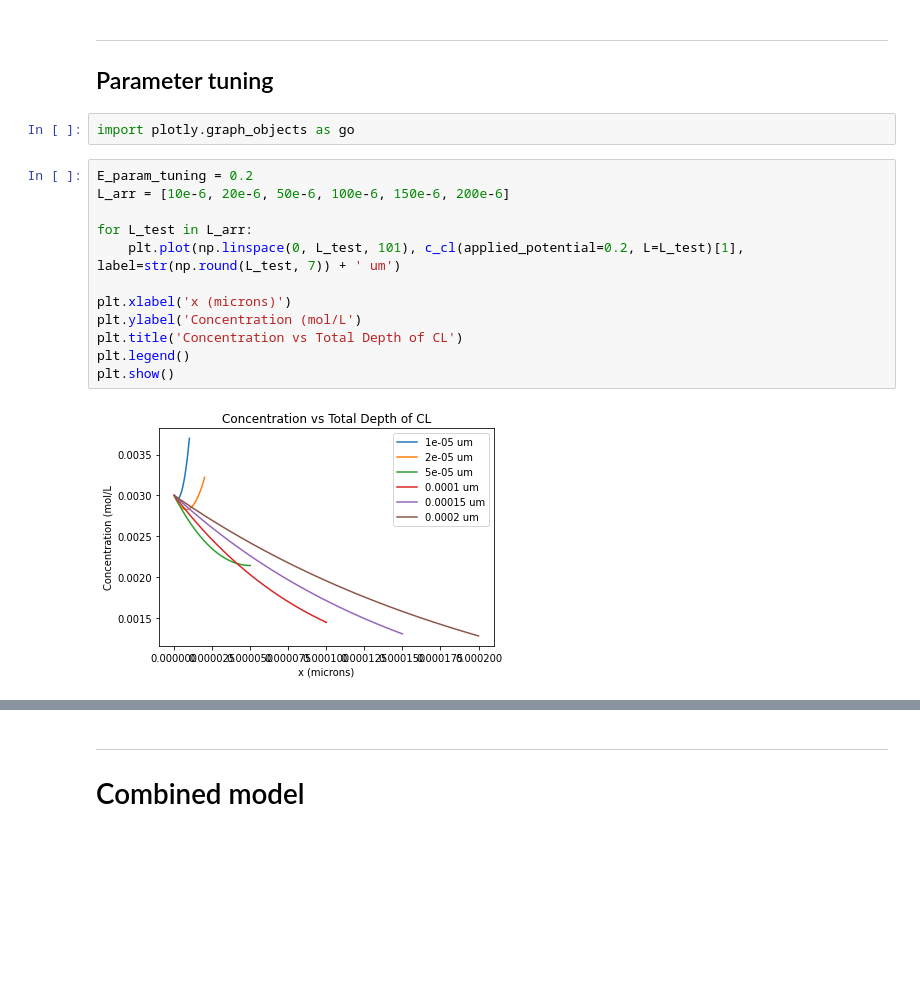
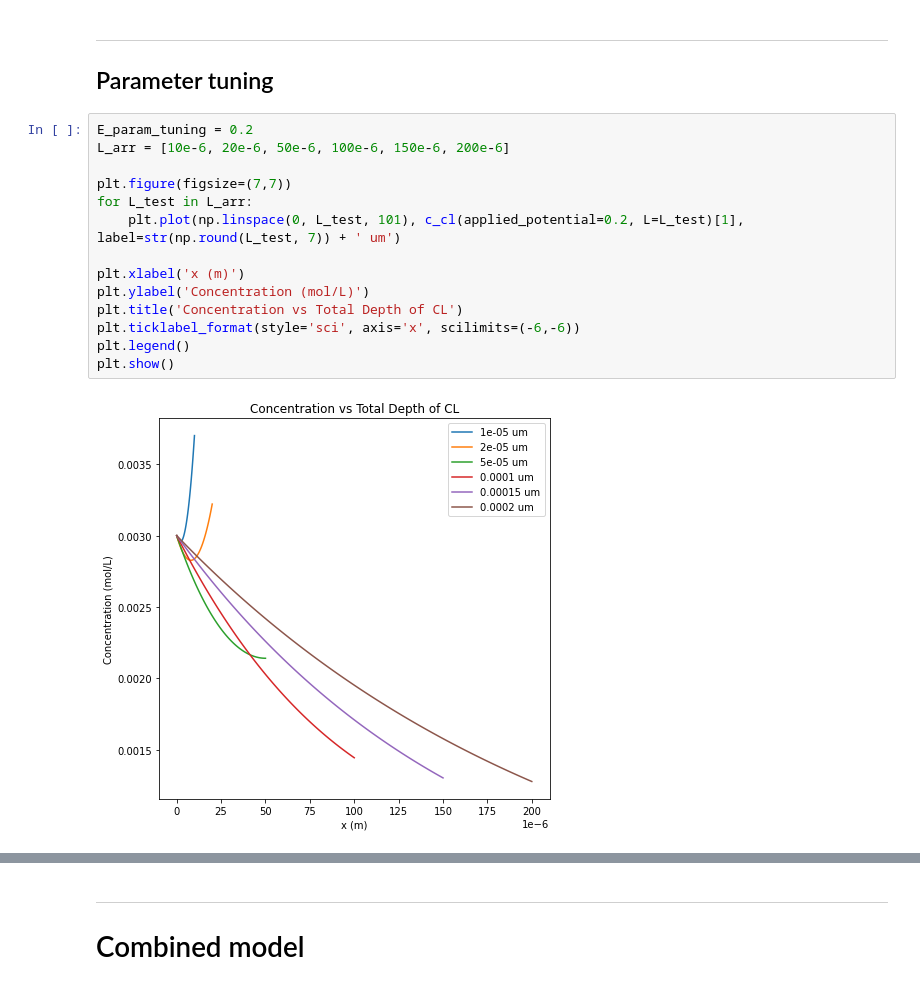
Before and after one commit to tinypersimmon/lbnl, a Jupyter notebook: transport_model.ipynb, the cells around one changed output, grey strips where cells are left out. Drawn from its saved outputs; the diff is of its cells as text; blank space fills up the shorter version.

```diff
--- a/transport_model.ipynb
+++ b/transport_model.ipynb
@@ -261,19 +261,19 @@ plt.show()
 # %% [markdown]
 ---
 ## Parameter tuning
-# %%
-import plotly.graph_objects as go
 # %%
 E_param_tuning = 0.2
 L_arr = [10e-6, 20e-6, 50e-6, 100e-6, 150e-6, 200e-6]
 
+plt.figure(figsize=(7,7))
 for L_test in L_arr:
     plt.plot(np.linspace(0, L_test, 101), c_cl(applied_potential=0.2, L=L_test)[1], label=str(np.round(L_test, 7)) + ' um')
 
-plt.xlabel('x (microns)')
-plt.ylabel('Concentration (mol/L')
+plt.xlabel('x (m)')
+plt.ylabel('Concentration (mol/L)')
 plt.title('Concentration vs Total Depth of CL')
+plt.ticklabel_format(style='sci', axis='x', scilimits=(-6,-6))
 plt.legend()
 plt.show()
 # %% [output]
-[figure, old version]
+[figure, new version]
```
Also changed, not shown: parts of 2 cells of this notebook.
